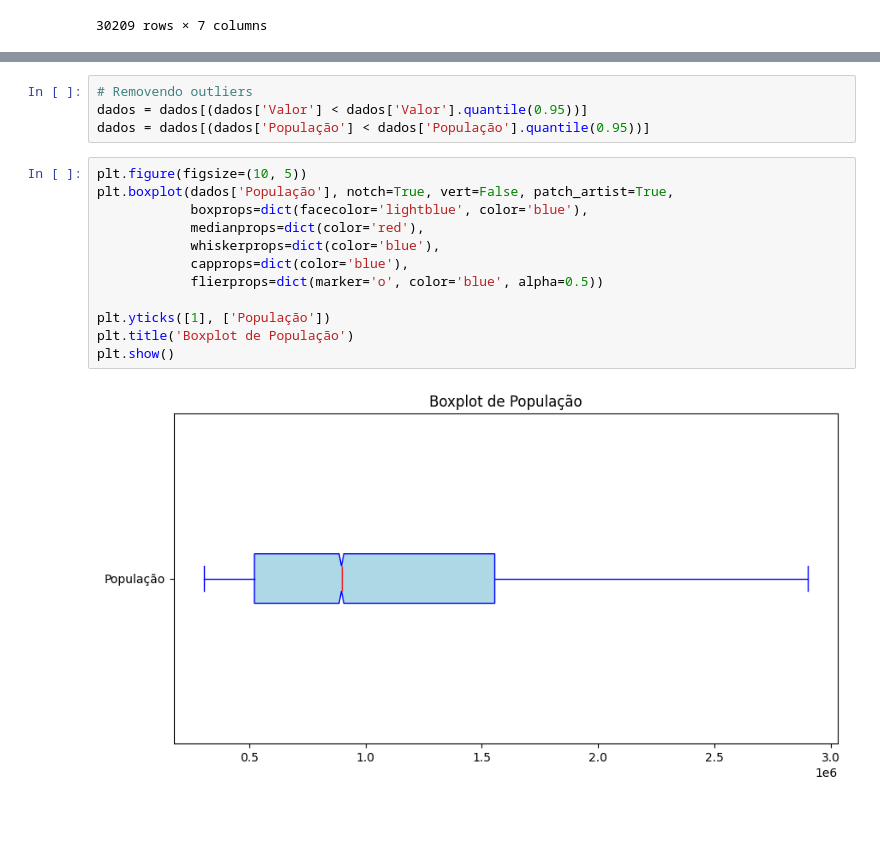
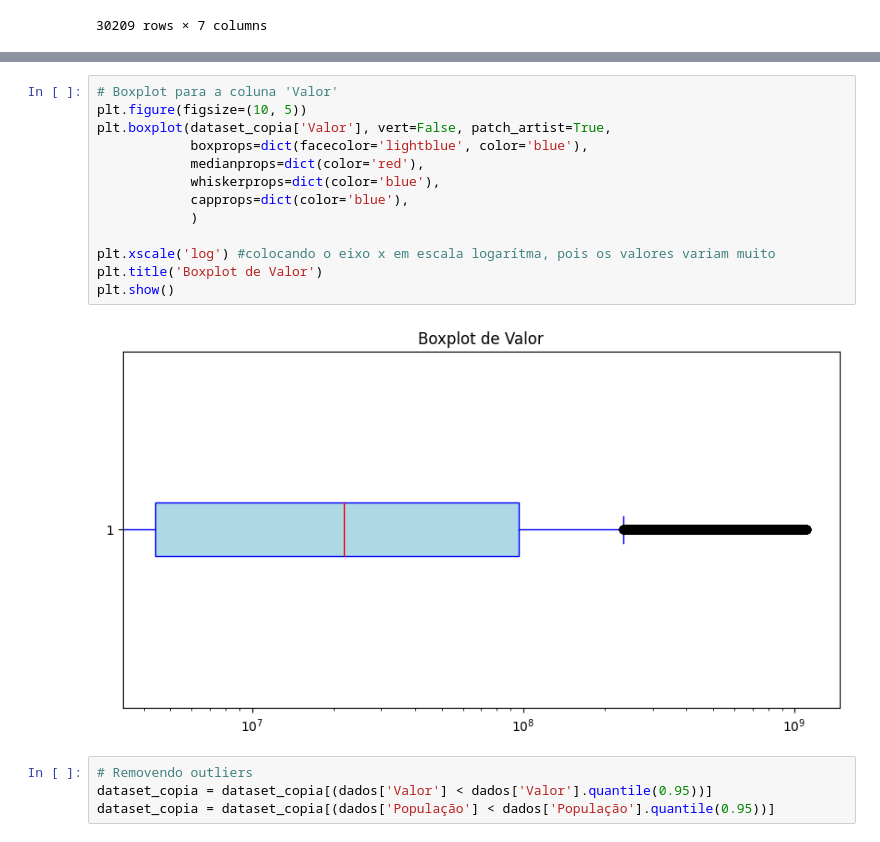
Before and after one commit to juliajgmb/projeto_icd, a Jupyter notebook: analise_inicial.ipynb, the cells around one changed output, grey strips where cells are left out. Cells and saved outputs as stored; diff of their text form; blank space fills up the shorter version.

```diff
--- a/analise_inicial.ipynb
+++ b/analise_inicial.ipynb
@@ -97,18 +143,19 @@ Coeficiente de Variação: 1.336686191404273
+# %%
+# Boxplot para a coluna 'Valor'
+plt.figure(figsize=(10, 5))
+plt.boxplot(dataset_copia['Valor'], vert=False, patch_artist=True,
+            boxprops=dict(facecolor='lightblue', color='blue'),
+            medianprops=dict(color='red'),
+            whiskerprops=dict(color='blue'),
+            capprops=dict(color='blue'),
+            )
+
+plt.xscale('log') #colocando o eixo x em escala logarítma, pois os valores variam muito
+plt.title('Boxplot de Valor')
+plt.show()
+# %% [output]
+[figure, added]
 # %%
 # Removendo outliers
-dados = dados[(dados['Valor'] < dados['Valor'].quantile(0.95))]
-dados = dados[(dados['População'] < dados['População'].quantile(0.95))]
+dataset_copia = dataset_copia[(dados['Valor'] < dados['Valor'].quantile(0.95))]
+dataset_copia = dataset_copia[(dados['População'] < dados['População'].quantile(0.95))]
-# %%
-plt.figure(figsize=(10, 5))
-plt.boxplot(dados['População'], notch=True, vert=False, patch_artist=True,
-            boxprops=dict(facecolor='lightblue', color='blue'),
-            medianprops=dict(color='red'),
-            whiskerprops=dict(color='blue'),
-            capprops=dict(color='blue'),
-            flierprops=dict(marker='o', color='blue', alpha=0.5))
-
-plt.yticks([1], ['População'])
-plt.title('Boxplot de População')
-plt.show()
-# %% [output]
-[figure, removed]
```
Also changed, not shown: parts of 13 cells of this notebook.
